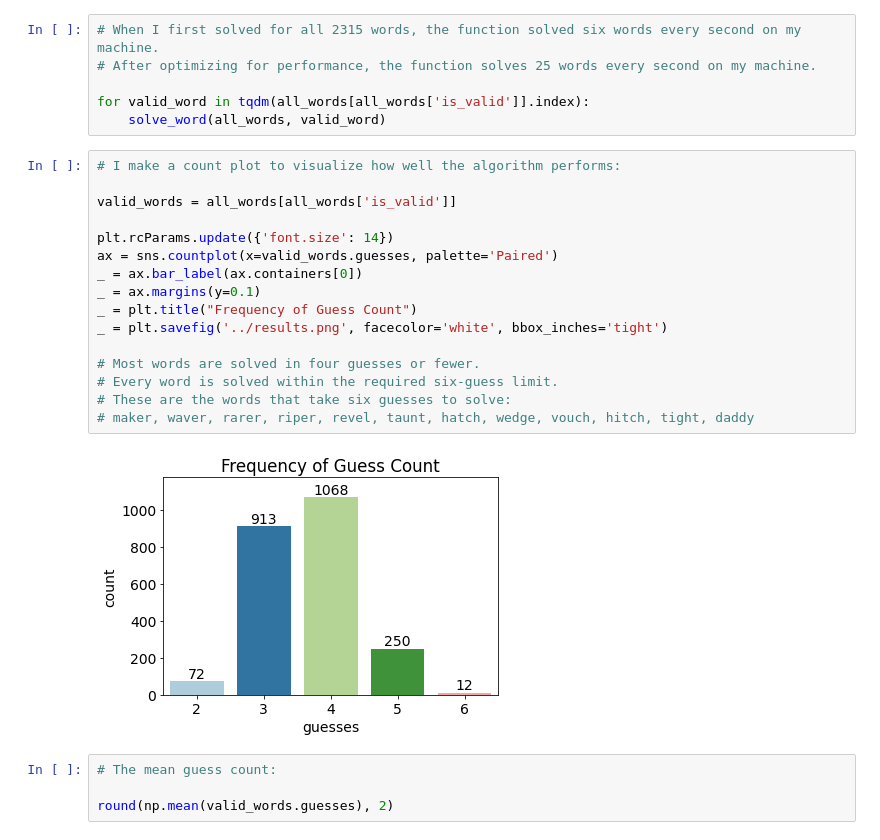
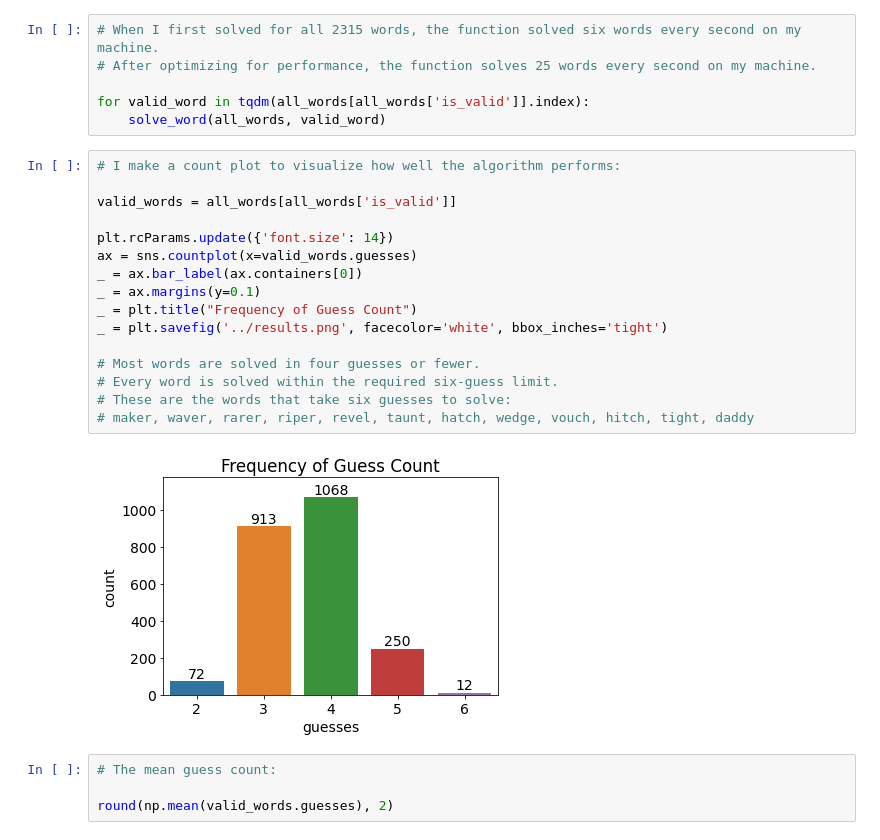
Before and after one commit to scottpenn/wordle_solver, a Jupyter notebook: notebooks/Wordle Solver.ipynb, the cells around one changed output. Cells and saved outputs as stored; diff of their text form.

Commit message:
Fixed the wrong graph displaying in README.md

```diff
--- a/notebooks/Wordle Solver.ipynb
+++ b/notebooks/Wordle Solver.ipynb
@@ -159,21 +159,21 @@ for valid_word in tqdm(all_words[all_words['is_valid']].index):
 # %%
 # I make a count plot to visualize how well the algorithm performs:
 
 valid_words = all_words[all_words['is_valid']]
 
 plt.rcParams.update({'font.size': 14})
-ax = sns.countplot(x=valid_words.guesses, palette='Paired')
+ax = sns.countplot(x=valid_words.guesses)
 _ = ax.bar_label(ax.containers[0])
 _ = ax.margins(y=0.1)
 _ = plt.title("Frequency of Guess Count")
 _ = plt.savefig('../results.png', facecolor='white', bbox_inches='tight')
 
 # Most words are solved in four guesses or fewer.
 # Every word is solved within the required six-guess limit.
 # These are the words that take six guesses to solve:
 # maker, waver, rarer, riper, revel, taunt, hatch, wedge, vouch, hitch, tight, daddy
 # %% [output]
-[figure, old version]
+[figure, new version]
 # %%
 # The mean guess count:
 
```
Also changed, not shown: 4 other files.
